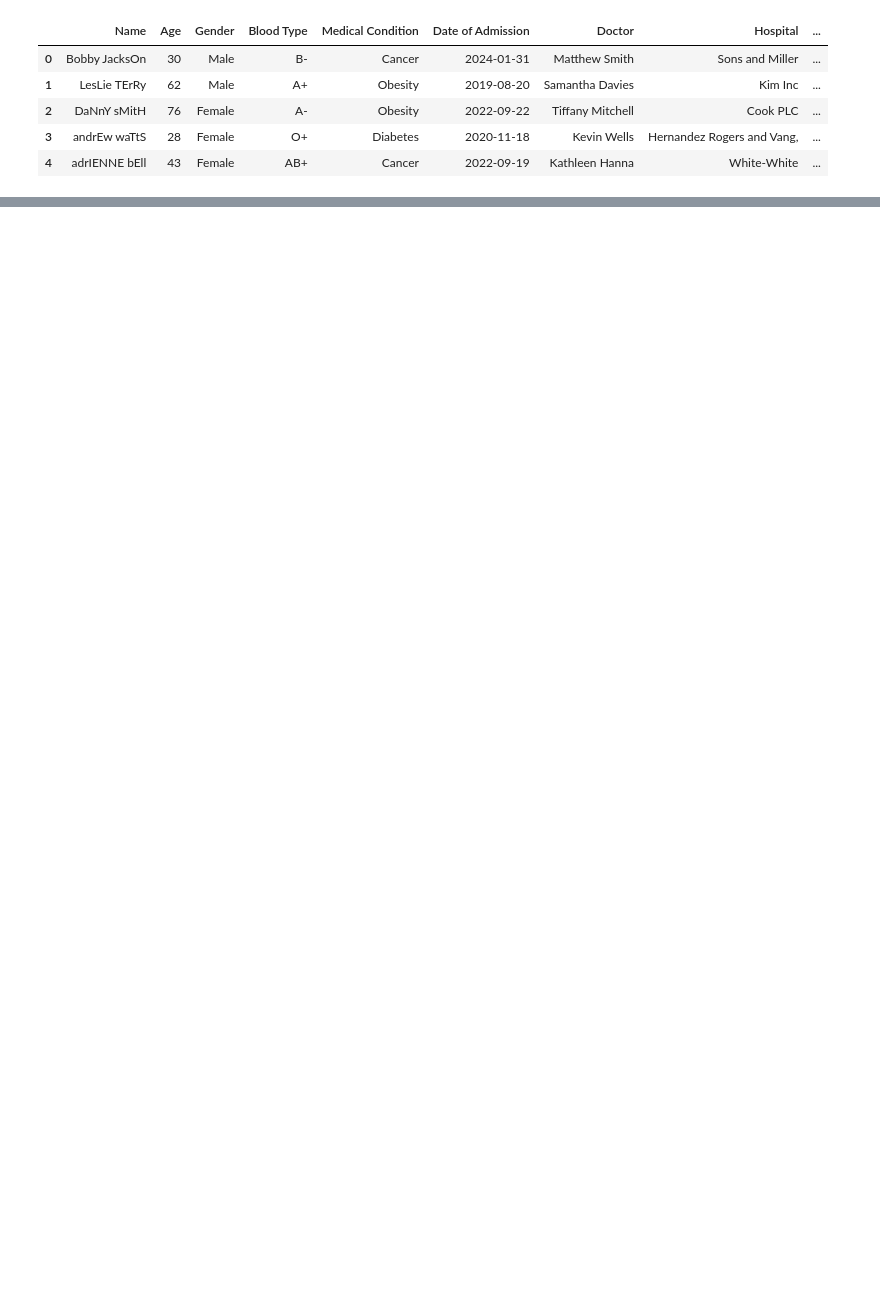
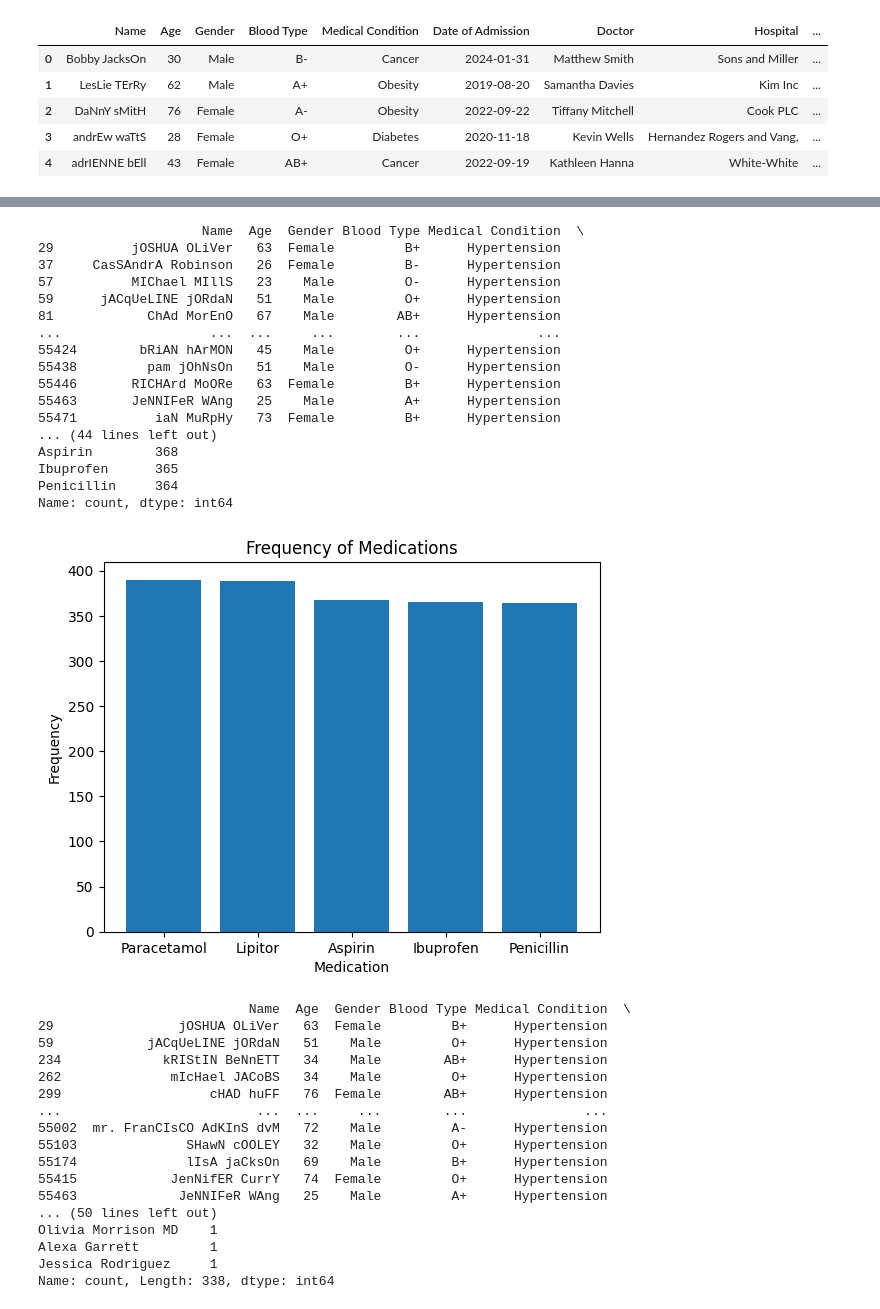
Before and after one commit to bscruz/database-assignment, a Jupyter notebook: dataset.ipynb, the cells around one changed output, grey strips where cells are left out. Saved outputs shown, nothing was run; the diff lists cells and outputs as text; code cells hidden in the pictures; blank space fills up the shorter version.

```diff
--- a/dataset.ipynb
+++ b/dataset.ipynb
@@ -18,0 +188,55 @@ df.head(5)
+# %%
+aetna = hypertension[hypertension['Insurance Provider'] == 'Aetna']
+print(aetna)
+
+aetnamed = aetna['Medication'].value_counts()
+print(aetnamed)
+
+plt.bar(aetnamed.index, aetnamed.values)
+plt.xlabel('Medication')
+plt.ylabel('Frequency')
+plt.title('Frequency of Medications')
+plt.show()
+
+# so aetna provided paracetmol more often to people with hypertension while
+#iburprofen was the most prescribed medication overall for others insurance providers
+paracetemol = aetna[aetna['Medication'] == 'Paracetamol']
+print(paracetemol)
+aetnadoctors = paracetemol['Doctor'].value_counts()
+print(aetnadoctors)
+# %% [output]
+                     Name  Age  Gender Blood Type Medical Condition  \
+29          jOSHUA OLiVer   63  Female         B+      Hypertension
+37     CasSAndrA Robinson   26  Female         B-      Hypertension
+57          MIChael MIllS   23    Male         O-      Hypertension
+59      jACqUeLINE jORdaN   51    Male         O+      Hypertension
+81            ChAd MorEnO   67    Male        AB+      Hypertension
+...                   ...  ...     ...        ...               ...
+55424        bRiAN hArMON   45    Male         O+      Hypertension
+55438         pam jOhNsOn   51    Male         O-      Hypertension
+55446       RICHArd MoORe   63  Female         B+      Hypertension
+55463       JeNNIFeR WAng   25    Male         A+      Hypertension
+55471          iaN MuRpHy   73  Female         B+      Hypertension
+... (44 lines left out)
+Aspirin        368
+Ibuprofen      365
+Penicillin     364
+Name: count, dtype: int64
+[figure, added]
+                           Name  Age  Gender Blood Type Medical Condition  \
+29                jOSHUA OLiVer   63  Female         B+      Hypertension
+59            jACqUeLINE jORdaN   51    Male         O+      Hypertension
+234             kRIStIN BeNnETT   34    Male        AB+      Hypertension
+262              mIcHael JACoBS   34    Male         O+      Hypertension
+299                   cHAD huFF   76  Female        AB+      Hypertension
+...                         ...  ...     ...        ...               ...
+55002  mr. FranCIsCO AdKInS dvM   72    Male         A-      Hypertension
+55103              SHawN cOOLEY   32    Male         O+      Hypertension
+55174              lIsA jaCksOn   69    Male         B+      Hypertension
+55415            JenNifER CurrY   74  Female         O+      Hypertension
+55463             JeNNIFeR WAng   25    Male         A+      Hypertension
+... (50 lines left out)
+Olivia Morrison MD    1
+Alexa Garrett         1
+Jessica Rodriguez     1
+Name: count, Length: 338, dtype: int64
```
Also changed, not shown: parts of 10 cells of this notebook.
